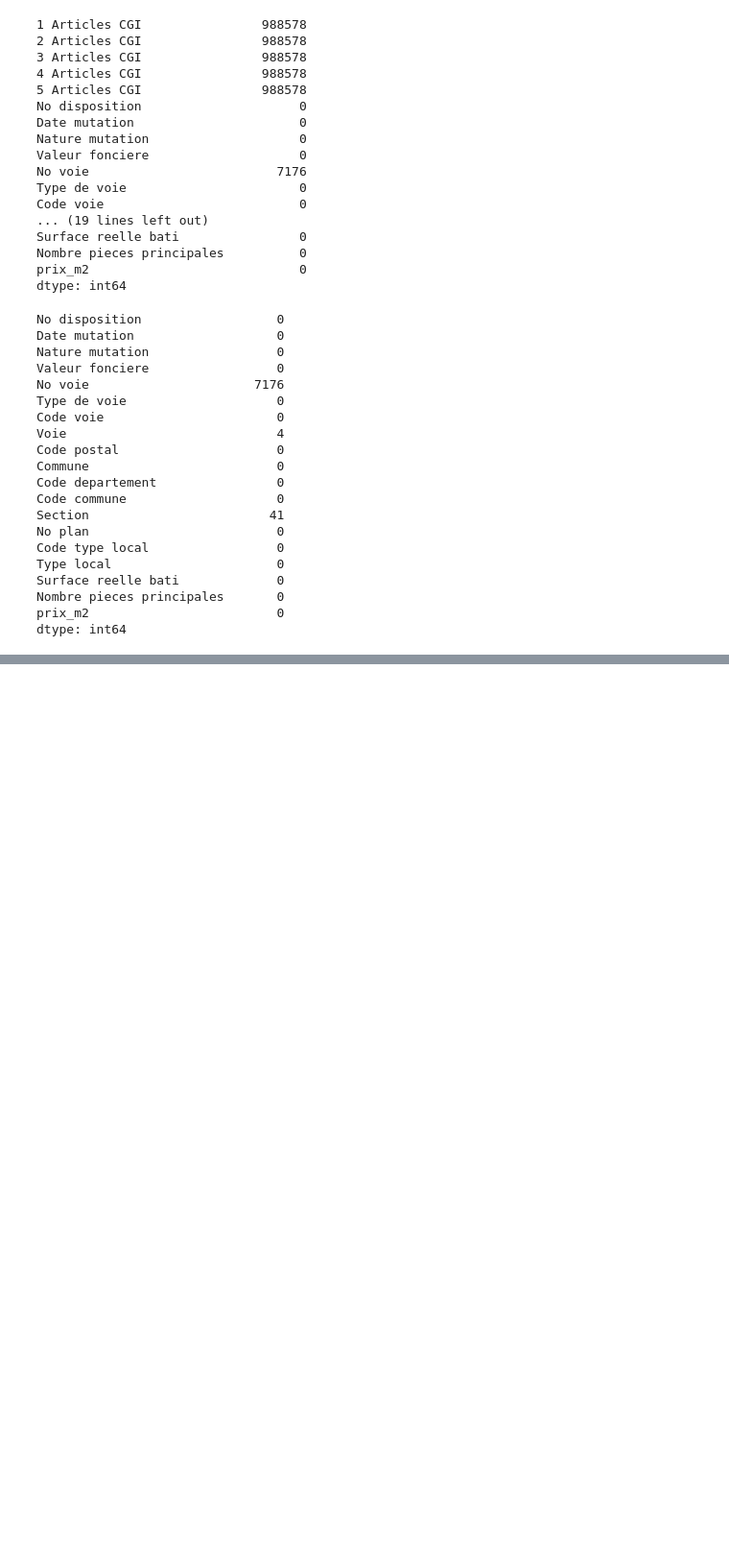
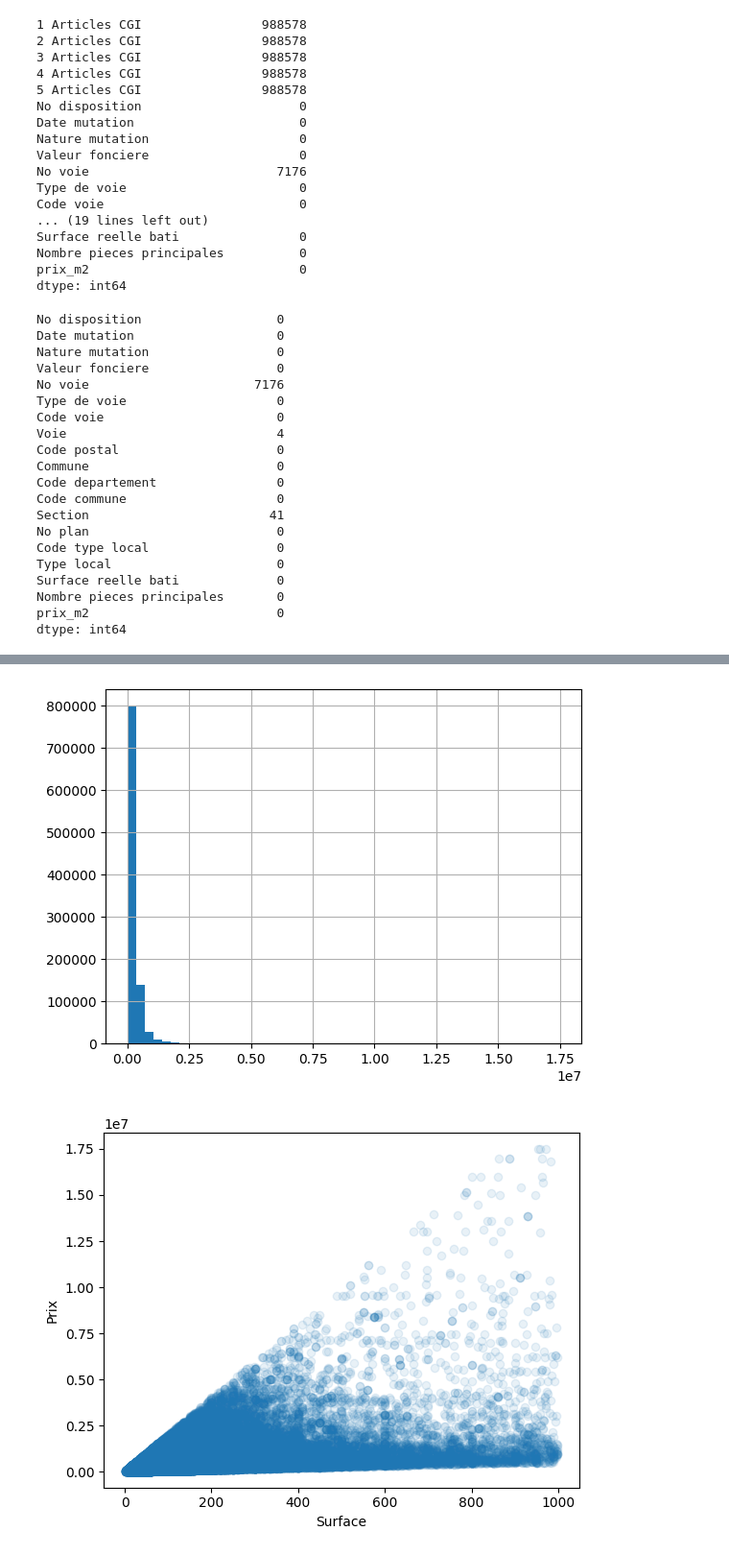
Before and after one commit to louevaberanger/real-estate-price-prediction, a Jupyter notebook: notebooks/exploration.ipynb, the cells around one changed output, grey strips where cells are left out. Shown at 96% size. Cells and saved outputs as stored; diff of their text form; code cells hidden in the pictures; blank space fills up the shorter version.

```diff
--- a/notebooks/exploration.ipynb
+++ b/notebooks/exploration.ipynb
@@ -283,0 +296,13 @@ dtype: int64
+# %%
+import matplotlib.pyplot as plt
+
+df_clean["Valeur fonciere"].hist(bins=50)
+plt.show()
+
+plt.scatter(df_clean["Surface reelle bati"], df_clean["Valeur fonciere"], alpha=0.1)
+plt.xlabel("Surface")
+plt.ylabel("Prix")
+plt.show()
+# %% [output]
+[figure, added]
+[figure, added]
```
Also changed, not shown: parts of 9 cells of this notebook.
